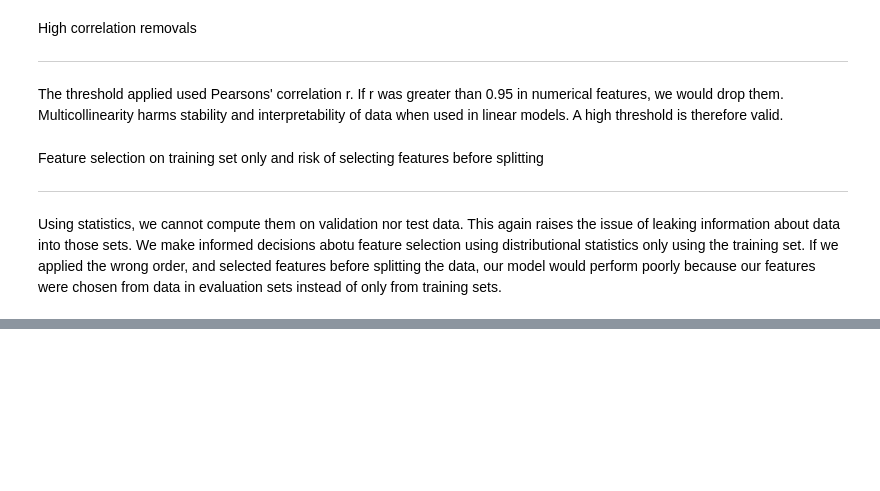
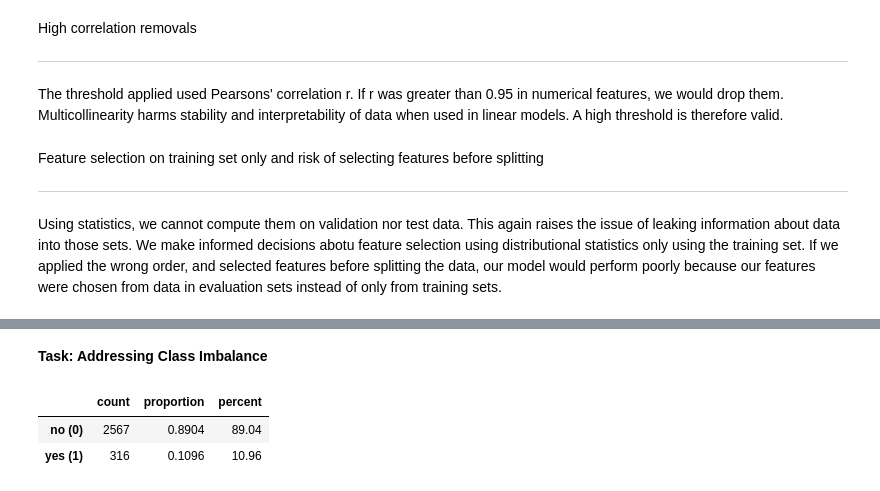
Before and after one commit to jbeeksieu2023-del/ML-fundamentals-2026, a Jupyter notebook: assignment_1_jade_beeksieu.ipynb, the cells around one changed output, grey strips where cells are left out. Drawn from its saved outputs; the diff is of its cells as text; code cells hidden in the pictures; blank space fills up the shorter version.

```diff
--- a/assignment_1_jade_beeksieu.ipynb
+++ b/assignment_1_jade_beeksieu.ipynb
@@ -152,17 +103,0 @@ import pandas
-# %%
-import os
-import pandas as pd # Explicitly import pandas here to ensure it's available
-
-file_path = "bank-additional.csv"
-
-# First, download the dataset from the GitHub repository if it doesn't exist
-if not os.path.exists(file_path):
-    print(f"File '{file_path}' not found. Attempting to download...")
-    !wget https://raw.githubusercontent.com/jbeeksieu2023-del/ML-fundamentals-2026/main/data/bank-additional.csv
-    print(f"Contents of current directory after download attempt:")
-    !ls -l
-else:
-    print(f"File '{file_path}' already exists.")
-
-# Now, read the downloaded CSV file
-df=pd.read_csv(file_path, sep=";")
@@ -928,0 +791,20 @@ X_test_scaled[scale_cols]  = scaler.transform(X_test_fs[scale_cols])
+# %% [markdown]
+**Task: Addressing Class Imbalance**
+# %%
+
+y_train_bin = (y_train == "yes").astype(int)
+
+counts = y_train_bin.value_counts().sort_index()
+props  = y_train_bin.value_counts(normalize=True).sort_index()
+
+summary = pd.DataFrame({
+    "count": counts,
+    "proportion": props.round(4),
+    "percent": (props * 100).round(2)
+})
+summary.index = ["no (0)", "yes (1)"]
+summary
+# %% [output]
+|  | count | proportion | percent |
+| no (0) | 2567 | 0.8904 | 89.04 |
+| yes (1) | 316 | 0.1096 | 10.96 |
```
Also changed, not shown: parts of 47 cells of this notebook.
